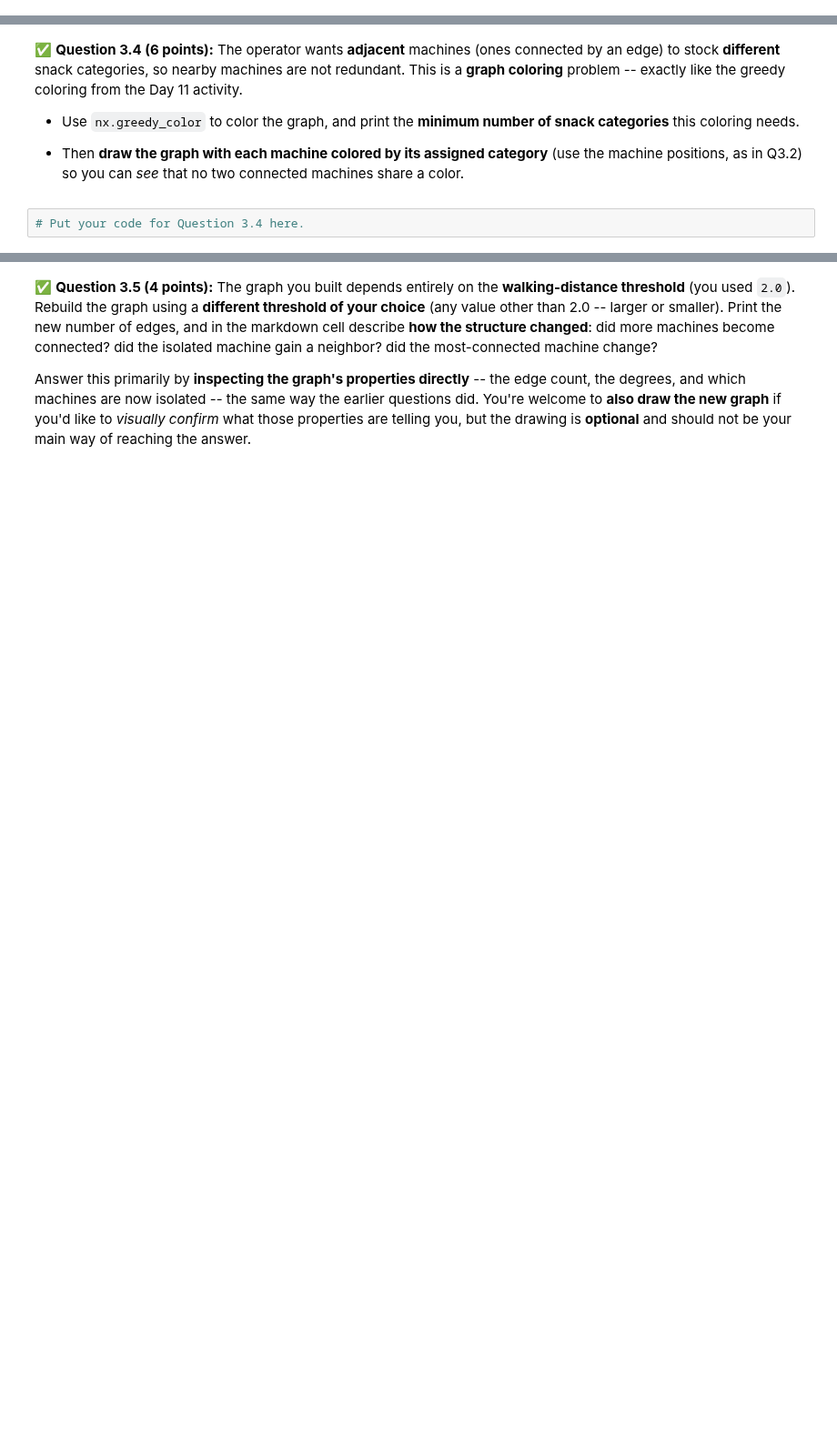
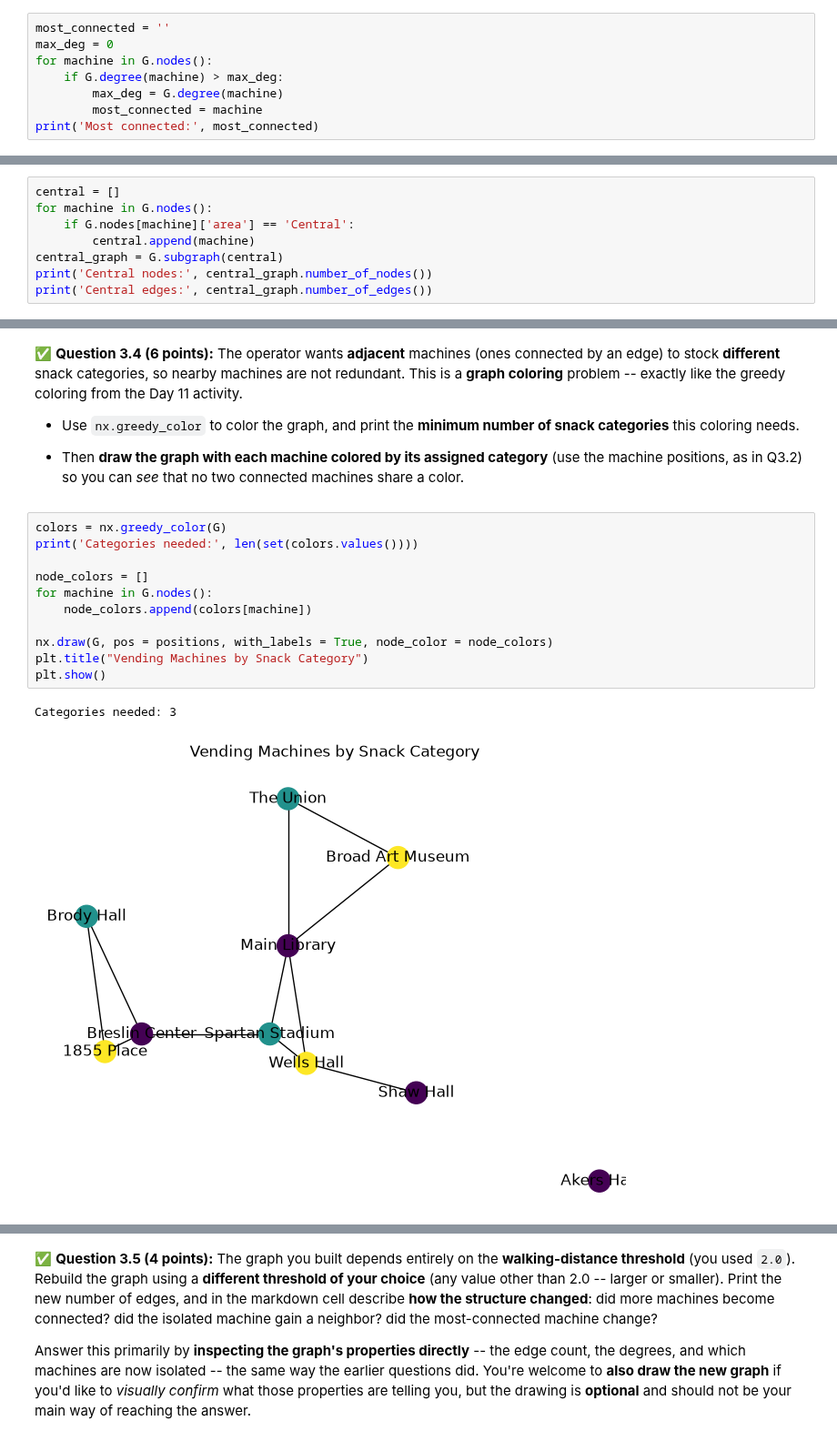
Before and after one commit to andiehart/CMSE202-f26-turnin, a Jupyter notebook: hw2/HW02-ABMandGraphTheory-STUDENT.ipynb, the cells around one changed output, grey strips where cells are left out. Shown at 91% size. Drawn from its saved outputs; the diff is of its cells as text; blank space fills up the shorter version.

```diff
--- a/hw2/HW02-ABMandGraphTheory-STUDENT.ipynb
+++ b/hw2/HW02-ABMandGraphTheory-STUDENT.ipynb
@@ -596,0 +634,8 @@ attributes you stored). Give the figure a title.
+# %%
+most_connected = ''
+max_deg = 0
+for machine in G.nodes():
+    if G.degree(machine) > max_deg:
+        max_deg = G.degree(machine)
+        most_connected = machine
+print('Most connected:', most_connected)
@@ -596,0 +648,8 @@ attributes you stored). Give the figure a title.
+# %%
+central = []
+for machine in G.nodes():
+    if G.nodes[machine]['area'] == 'Central':
+        central.append(machine)
+central_graph = G.subgraph(central)
+print('Central nodes:', central_graph.number_of_nodes())
+print('Central edges:', central_graph.number_of_edges())
@@ -609,8 +671,20 @@ coloring** problem -- exactly like the greedy coloring from the Day 11 activity.
 
 * Then **draw the graph with each machine colored by its assigned category** (use the machine positions,
   as in Q3.2) so you can *see* that no two connected machines share a color.
-# %%
-# Put your code for Question 3.4 here.
+# %%
+colors = nx.greedy_color(G)
+print('Categories needed:', len(set(colors.values())))
+
+node_colors = []
+for machine in G.nodes():
+    node_colors.append(colors[machine])
+
+nx.draw(G, pos = positions, with_labels = True, node_color = node_colors)
+plt.title("Vending Machines by Snack Category")
+plt.show()
+# %% [output]
+Categories needed: 3
+[figure, added]
 # %% [markdown]
 <!-- END QUESTION -->
 <!-- DO NOT MODIFY OR DELETE THIS CELL -->
```
Also changed, not shown: parts of 20 cells of this notebook, 1 other file.
